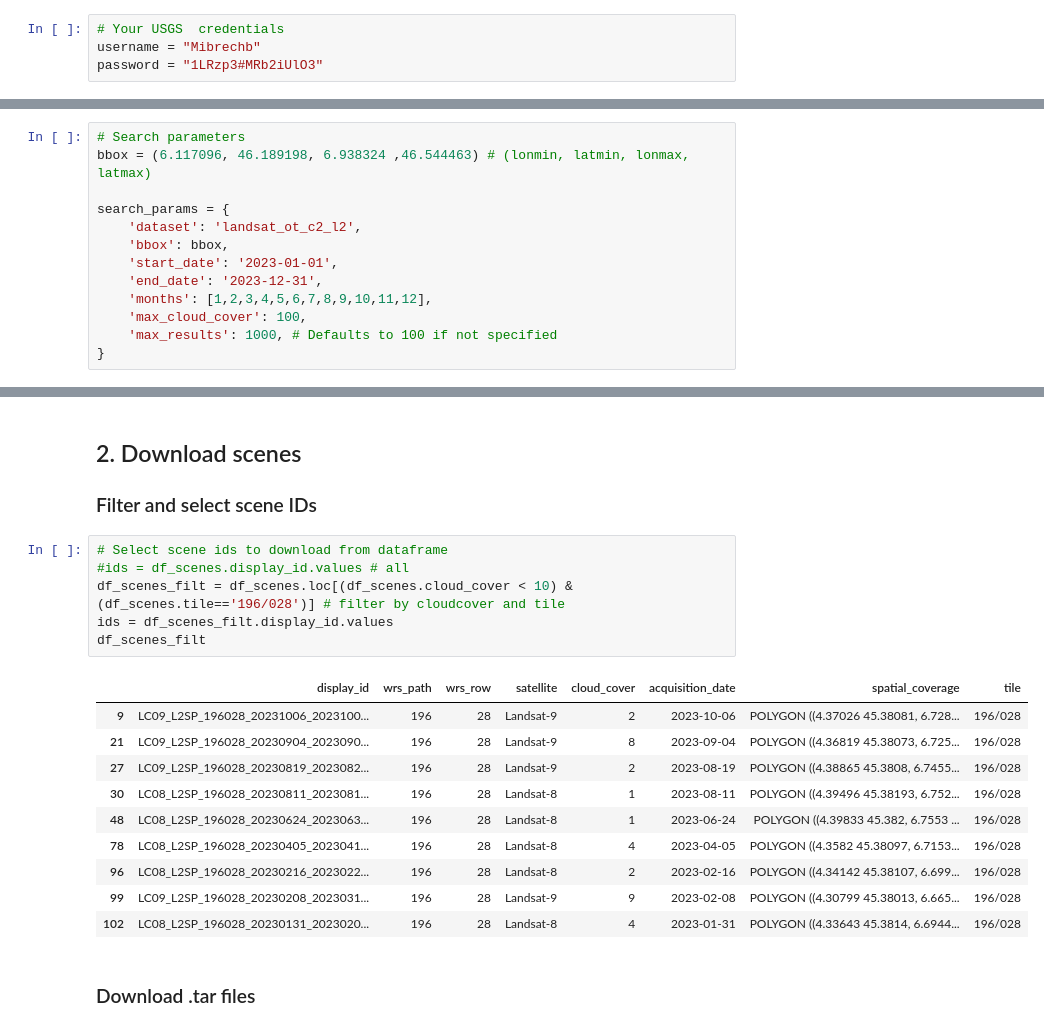
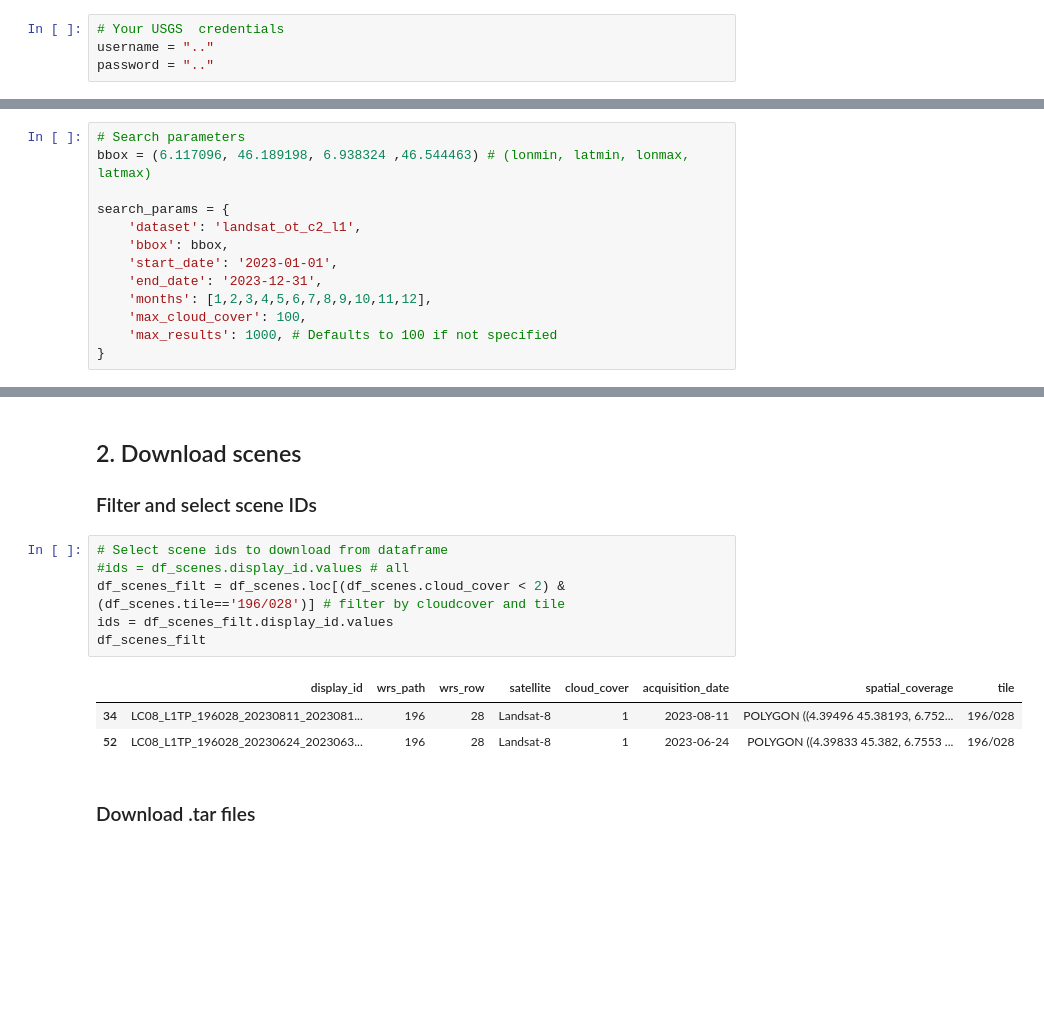
Before and after one commit to mibrechb/landsatxplore, a Jupyter notebook: run_landsatxplore.ipynb, the cells around one changed output, grey strips where cells are left out. Cells and saved outputs as stored; diff of their text form; blank space fills up the shorter version.

```diff
--- a/run_landsatxplore.ipynb
+++ b/run_landsatxplore.ipynb
@@ -35,8 +35,8 @@ from landsatxplore.api import API
 To allow queries and file downloads from the USGS EROS webserver a free account is necessary (https://ers.cr.usgs.gov/register)
 # %%
 # Your USGS  credentials
-username = "Mibrechb"
-password = "1LRzp3#MRb2iUlO3"
+username = ".."
+password = ".."
 # %% [markdown]
 Now we can set the desired search parameters for our Landsat query. We also have to define which Landsat collection to use.
 
@@ -57,7 +57,7 @@ Now we can set the desired search parameters for our Landsat query. We also have
 bbox = (6.117096, 46.189198, 6.938324 ,46.544463) # (lonmin, latmin, lonmax, latmax)
 
 search_params = {
-    'dataset': 'landsat_ot_c2_l2',
+    'dataset': 'landsat_ot_c2_l1',
     'bbox': bbox,
     'start_date': '2023-01-01',
     'end_date': '2023-12-31',
@@ -150,20 +150,13 @@ plot_scenes
 # %%
 # Select scene ids to download from dataframe
 #ids = df_scenes.display_id.values # all
-df_scenes_filt = df_scenes.loc[(df_scenes.cloud_cover < 10) & (df_scenes.tile=='196/028')] # filter by cloudcover and tile
+df_scenes_filt = df_scenes.loc[(df_scenes.cloud_cover < 2) & (df_scenes.tile=='196/028')] # filter by cloudcover and tile
 ids = df_scenes_filt.display_id.values
 df_scenes_filt
 # %% [output]
 |  | display_id | wrs_path | wrs_row | satellite | cloud_cover | acquisition_date | spatial_coverage | tile |
-| 9 | LC09_L2SP_196028_20231006_2023100... | 196 | 28 | Landsat-9 | 2 | 2023-10-06 | POLYGON ((4.37026 45.38081, 6.728... | 196/028 |
-| 21 | LC09_L2SP_196028_20230904_2023090... | 196 | 28 | Landsat-9 | 8 | 2023-09-04 | POLYGON ((4.36819 45.38073, 6.725... | 196/028 |
-| 27 | LC09_L2SP_196028_20230819_2023082... | 196 | 28 | Landsat-9 | 2 | 2023-08-19 | POLYGON ((4.38865 45.3808, 6.7455... | 196/028 |
-| 30 | LC08_L2SP_196028_20230811_2023081... | 196 | 28 | Landsat-8 | 1 | 2023-08-11 | POLYGON ((4.39496 45.38193, 6.752... | 196/028 |
-| 48 | LC08_L2SP_196028_20230624_2023063... | 196 | 28 | Landsat-8 | 1 | 2023-06-24 | POLYGON ((4.39833 45.382, 6.7553 ... | 196/028 |
-| 78 | LC08_L2SP_196028_20230405_2023041... | 196 | 28 | Landsat-8 | 4 | 2023-04-05 | POLYGON ((4.3582 45.38097, 6.7153... | 196/028 |
-| 96 | LC08_L2SP_196028_20230216_2023022... | 196 | 28 | Landsat-8 | 2 | 2023-02-16 | POLYGON ((4.34142 45.38107, 6.699... | 196/028 |
-| 99 | LC09_L2SP_196028_20230208_2023031... | 196 | 28 | Landsat-9 | 9 | 2023-02-08 | POLYGON ((4.30799 45.38013, 6.665... | 196/028 |
-| 102 | LC08_L2SP_196028_20230131_2023020... | 196 | 28 | Landsat-8 | 4 | 2023-01-31 | POLYGON ((4.33643 45.3814, 6.6944... | 196/028 |
+| 34 | LC08_L1TP_196028_20230811_2023081... | 196 | 28 | Landsat-8 | 1 | 2023-08-11 | POLYGON ((4.39496 45.38193, 6.752... | 196/028 |
+| 52 | LC08_L1TP_196028_20230624_2023063... | 196 | 28 | Landsat-8 | 1 | 2023-06-24 | POLYGON ((4.39833 45.382, 6.7553 ... | 196/028 |
 # %% [markdown]
 ### Download .tar files
 # %%
```
Also changed, not shown: parts of 2 cells of this notebook.
